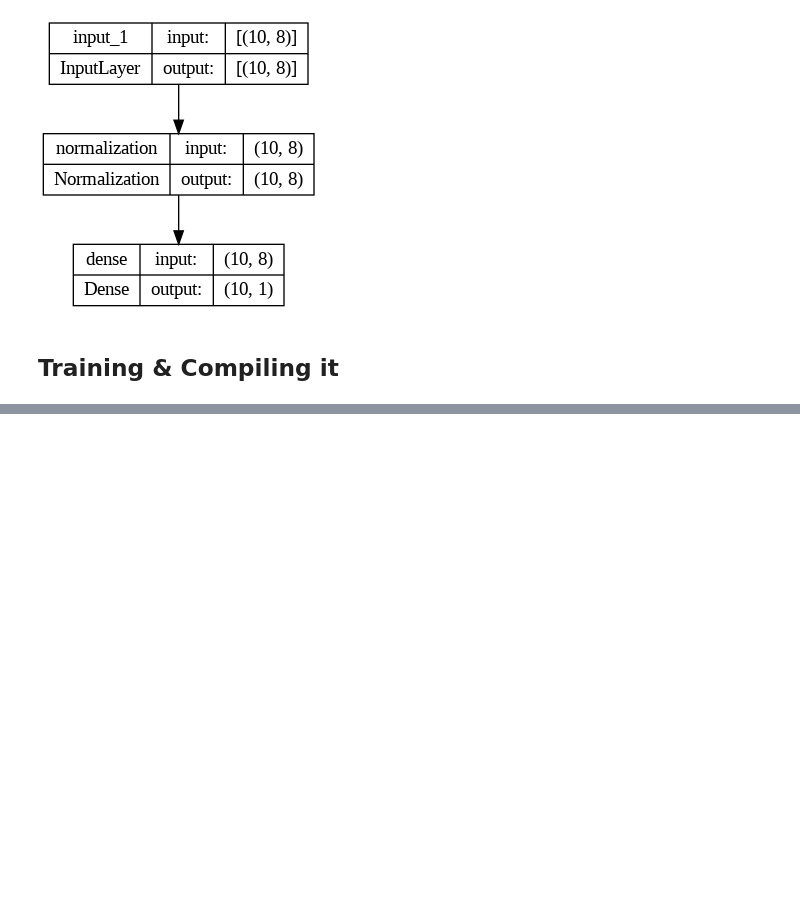
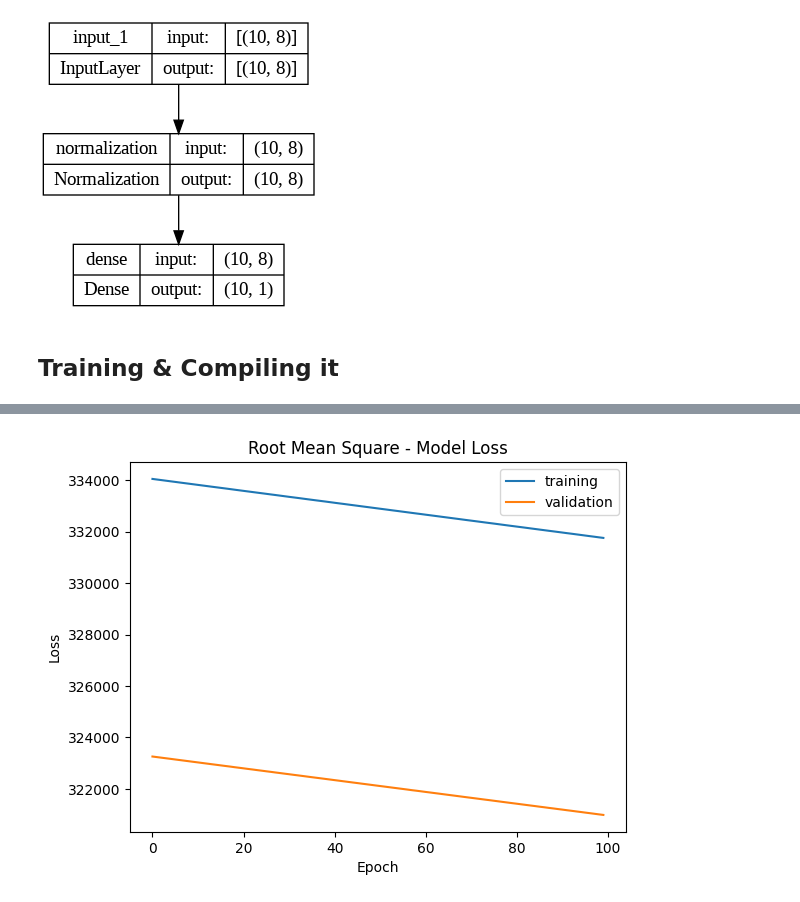
Before and after one commit to abdulhakkeempa/deep-learning, a Jupyter notebook: car_price_prediction.ipynb, the cells around one changed output, grey strips where cells are left out. Drawn from its saved outputs; the diff is of its cells as text; code cells hidden in the pictures; blank space fills up the shorter version.

```diff
--- a/car_price_prediction.ipynb
+++ b/car_price_prediction.ipynb
@@ -195,0 +224,10 @@ WARNING:matplotlib.legend:No artists with labels found to put in legend.  Note t
+# %%
+plt.plot(history.history['root_mean_squared_error'])
+plt.plot(history.history['val_root_mean_squared_error'])
+plt.title('Root Mean Square - Model Loss')
+plt.xlabel('Epoch')
+plt.ylabel('Loss')
+plt.legend(['training', 'validation'] ,loc='upper right')
+plt.show()
+# %% [output]
+[figure, added]
```
Also changed, not shown: parts of 16 cells of this notebook.
